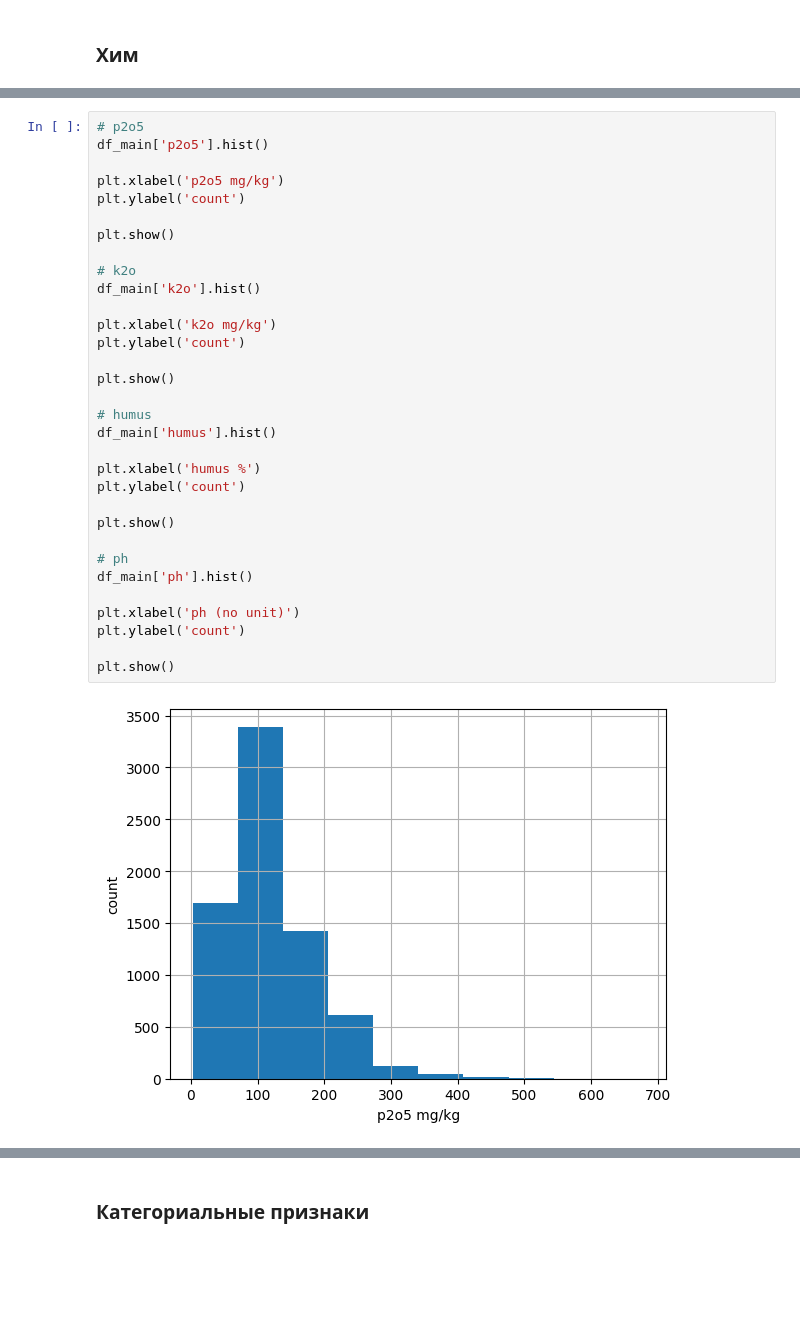
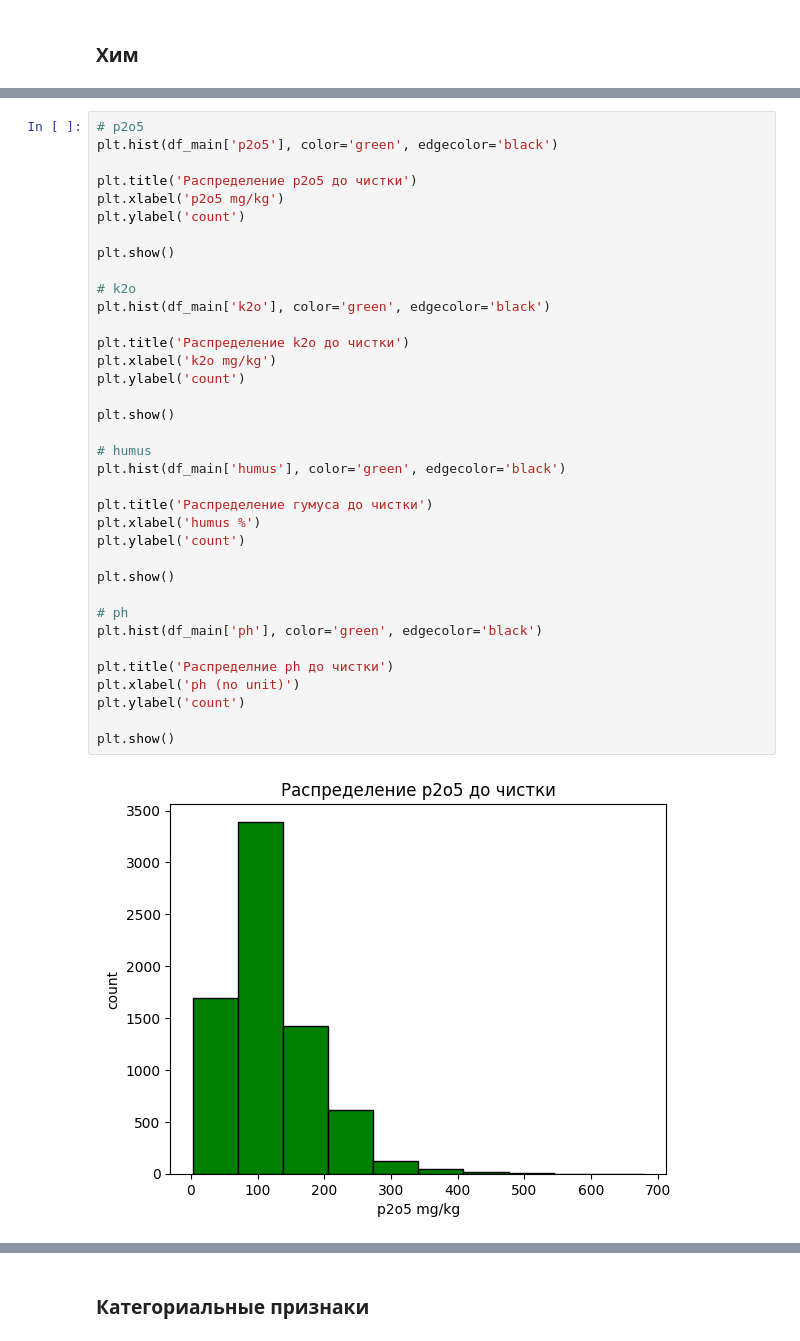
Before and after one commit to VladSunny/DANO_EKONIVA, a Jupyter notebook: notebooks/reborn.ipynb, the cells around one changed output, grey strips where cells are left out. Saved outputs shown, nothing was run; the diff lists cells and outputs as text; blank space fills up the shorter version.

```diff
--- a/notebooks/reborn.ipynb
+++ b/notebooks/reborn.ipynb
@@ -450,34 +448,38 @@ array([[<Axes: title={'center': 'p2o5'}>,
 # %%
 # p2o5
-df_main['p2o5'].hist()
+plt.hist(df_main['p2o5'], color='green', edgecolor='black')
 
+plt.title('Распределение p2o5 до чистки')
 plt.xlabel('p2o5 mg/kg')
 plt.ylabel('count')
 
 plt.show()
 
 # k2o
-df_main['k2o'].hist()
+plt.hist(df_main['k2o'], color='green', edgecolor='black')
 
+plt.title('Распределение k2o до чистки')
 plt.xlabel('k2o mg/kg')
 plt.ylabel('count')
 
 plt.show()
 
 # humus
-df_main['humus'].hist()
+plt.hist(df_main['humus'], color='green', edgecolor='black')
 
+plt.title('Распределение гумуса до чистки')
 plt.xlabel('humus %')
 plt.ylabel('count')
 
 plt.show()
 
 # ph
-df_main['ph'].hist()
+plt.hist(df_main['ph'], color='green', edgecolor='black')
 
+plt.title('Распределние ph до чистки')
 plt.xlabel('ph (no unit)')
 plt.ylabel('count')
 
 plt.show()
 # %% [output]
-[figure, old version]
+[figure, new version]
```
Also changed, not shown: parts of 8 cells of this notebook.
